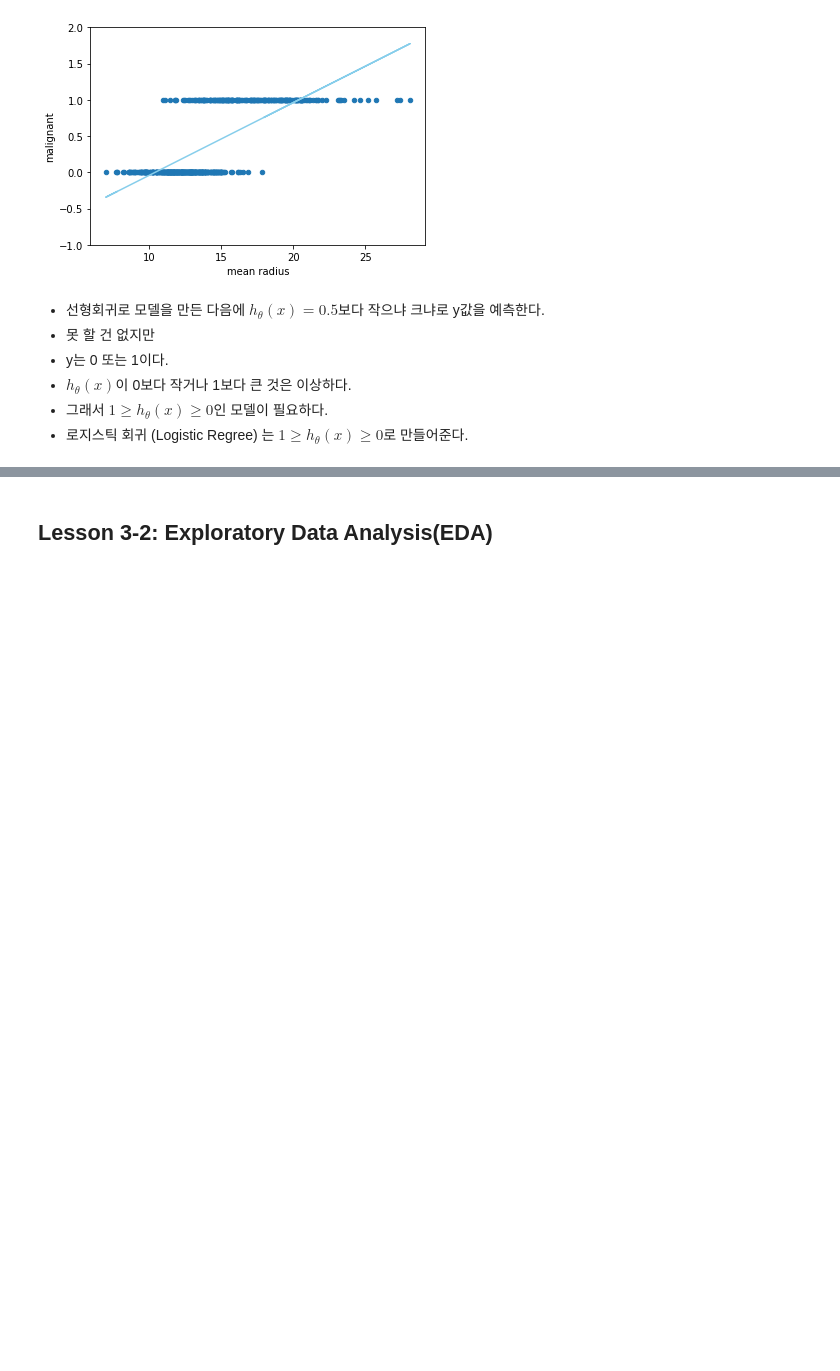
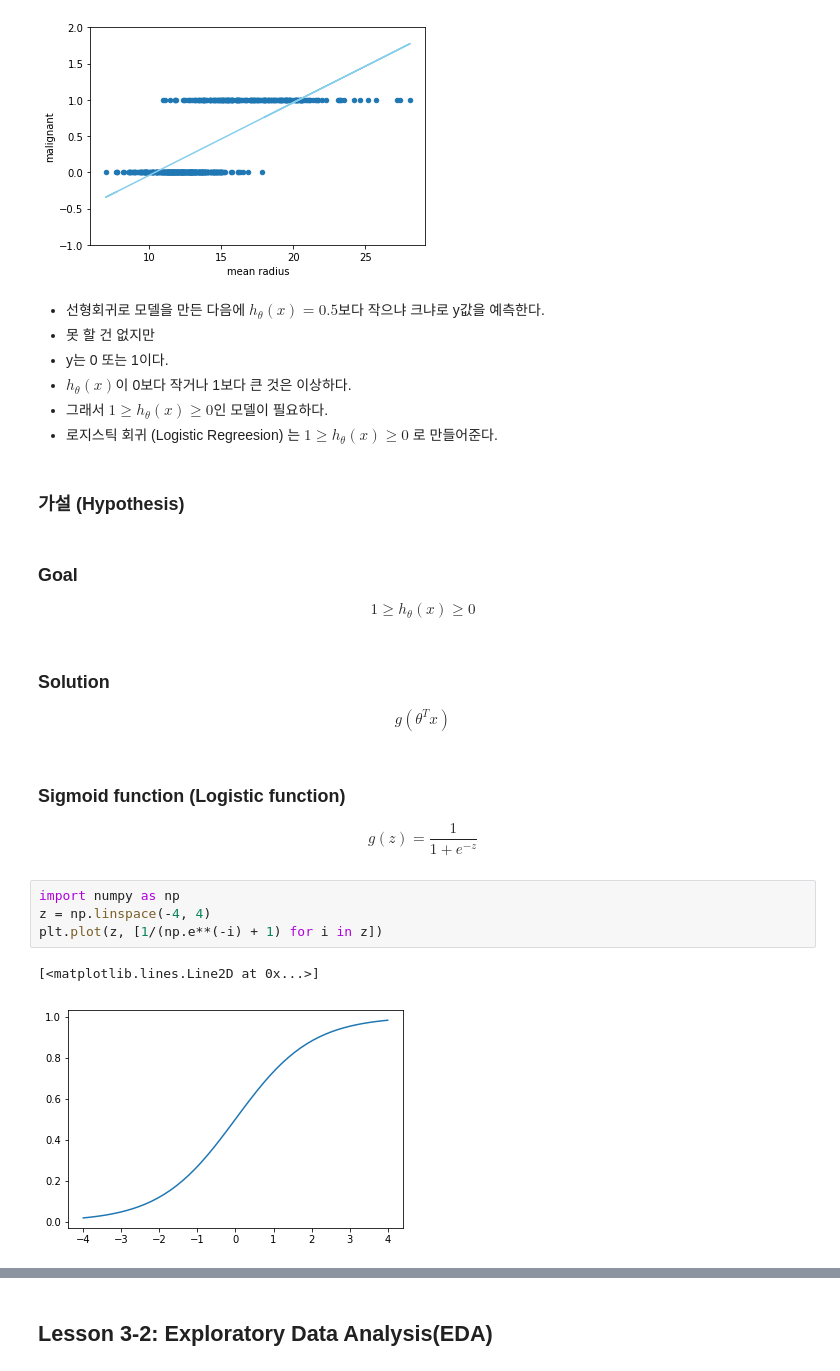
Before and after one commit to parksurk/da_structured-data, a Jupyter notebook: step3 - Classification.ipynb, the cells around one changed output, grey strips where cells are left out. Drawn from its saved outputs; the diff is of its cells as text; blank space fills up the shorter version.

```diff
--- a/step3 - Classification.ipynb
+++ b/step3 - Classification.ipynb
@@ -97,4 +98,25 @@ plt.plot(data['mean radius'], lr.predict(data[['mean radius']]), 'skyblue');
   * y는 0 또는 1이다.
   * $h_\theta(x) $이 0보다 작거나 1보다 큰 것은 이상하다.
   * 그래서 $1 \geq h_\theta(x) \geq 0$인 모델이 필요하다.
-  * 로지스틱 회귀 (Logistic Regree) 는 $1 \geq h_\theta(x) \geq 0$로 만들어준다.
+  * 로지스틱 회귀 (Logistic Regreesion) 는 $1 \geq h_\theta(x) \geq 0$ 로 만들어준다.
+# %% [markdown]
+### 가설 (Hypothesis)
+# %% [markdown]
+### Goal
+$$1 \geq h_\theta(x) \geq 0$$
+# %% [markdown]
+### Solution
+$$g(\theta^Tx)$$
+# %% [markdown]
+###  Sigmoid function (Logistic function)
+
+  $$
+  g(z) = \frac{1}{1 + e^{-z}}
+  $$
+# %%
+import numpy as np
+z = np.linspace(-4, 4)
+plt.plot(z, [1/(np.e**(-i) + 1) for i in z])
+# %% [output]
+[<matplotlib.lines.Line2D at 0x...>]
+[figure, added]
```
Also changed, not shown: parts of 104 cells of this notebook, 3 other files.
